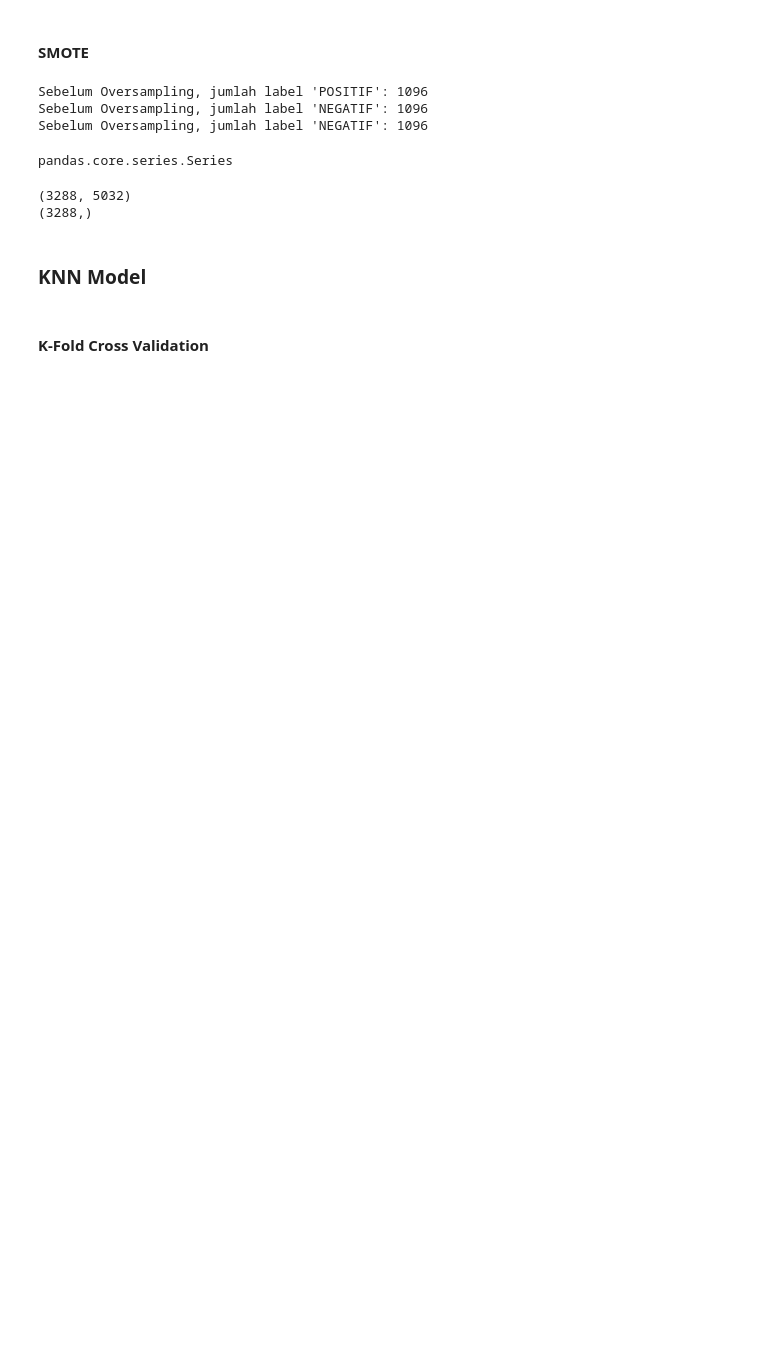
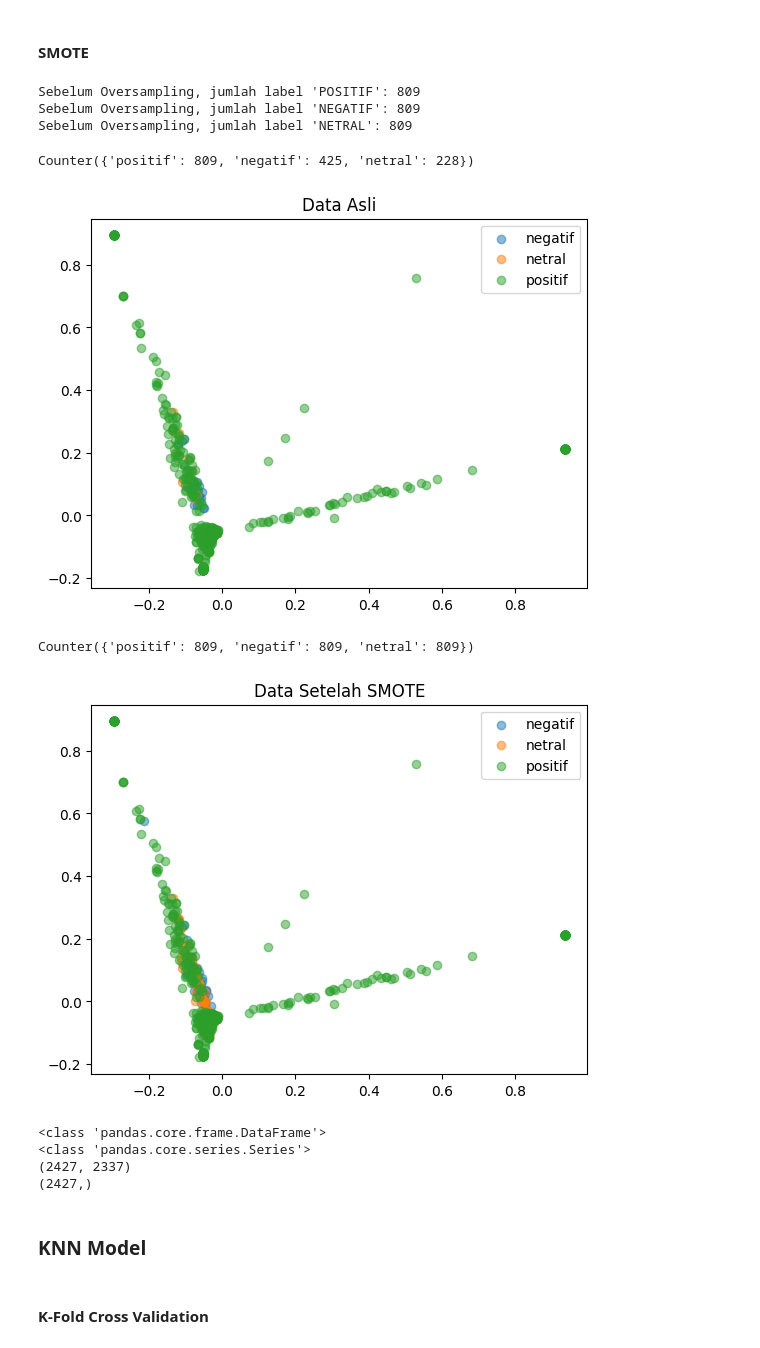
Before and after one commit to ardwiinoo/knn-sentiment-analysis, a Jupyter notebook: notebook/modeling.ipynb, the cells around one changed output. Cells and saved outputs as stored; diff of their text form; code cells hidden in the pictures; blank space fills up the shorter version.

```diff
--- a/notebook/modeling.ipynb
+++ b/notebook/modeling.ipynb
@@ -42,14 +42,9 @@ sm = SMOTE(random_state=42)
 X_res, y_res = sm.fit_resample(X, y)
 # %%
-print("Sebelum Oversampling, jumlah label 'POSITIF': {}".format(sum(y_res == 'positive')))
-print("Sebelum Oversampling, jumlah label 'NEGATIF': {} ".format(sum(y_res == 'negative')))
-print("Sebelum Oversampling, jumlah label 'NEGATIF': {} ".format(sum(y_res == 'neutral')))
+print("Sebelum Oversampling, jumlah label 'POSITIF': {}".format(sum(y_res == 'positif')))
+print("Sebelum Oversampling, jumlah label 'NEGATIF': {} ".format(sum(y_res == 'negatif')))
+print("Sebelum Oversampling, jumlah label 'NETRAL': {} ".format(sum(y_res == 'netral')))
 # %% [output]
-Sebelum Oversampling, jumlah label 'POSITIF': 1096
-Sebelum Oversampling, jumlah label 'NEGATIF': 1096
-Sebelum Oversampling, jumlah label 'NEGATIF': 1096
+Sebelum Oversampling, jumlah label 'POSITIF': 809
+Sebelum Oversampling, jumlah label 'NEGATIF': 809
+Sebelum Oversampling, jumlah label 'NETRAL': 809
-# %%
-type(X_res)
-type(y_res)
-# %% [output]
-pandas.core.series.Series
@@ -56,9 +57,43 @@ pandas.core.series.Series
+# %%
+pca = PCA(n_components=2)
+X_pca = pca.fit_transform(X)
+X_res_pca = pca.transform(X_res)
+
+# Ubah label menjadi angka
+le = LabelEncoder()
+y_num = le.fit_transform(y)
+y_res_num = le.transform(y_res)
+
+# Plot data asli
+print(Counter(y))
+for label in np.unique(y_num):
+    plt.scatter(X_pca[y_num == label, 0], X_pca[y_num == label, 1], label=str(le.inverse_transform([label])[0]), alpha=0.5)
+plt.title('Data Asli')
+plt.legend()
+plt.show()
+
+# Plot data setelah SMOTE
+print(Counter(y_res))
+for label in np.unique(y_res_num):
+    plt.scatter(X_res_pca[y_res_num == label, 0], X_res_pca[y_res_num == label, 1], label=str(le.inverse_transform([label])[0]), alpha=0.5)
+plt.title('Data Setelah SMOTE')
+plt.legend()
+plt.show()
+# %% [output]
+Counter({'positif': 809, 'negatif': 425, 'netral': 228})
+[figure, added]
+Counter({'positif': 809, 'negatif': 809, 'netral': 809})
+[figure, added]
 # %%
+print(type(X_res))
+print(type(y_res))
 print(X_res.shape)
 print(y_res.shape)
 # %% [output]
-(3288, 5032)
-(3288,)
+<class 'pandas.core.frame.DataFrame'>
+<class 'pandas.core.series.Series'>
+(2427, 2337)
+(2427,)
 # %% [markdown]
 ### KNN Model
 # %%
```
Also changed, not shown: parts of 8 cells of this notebook.
